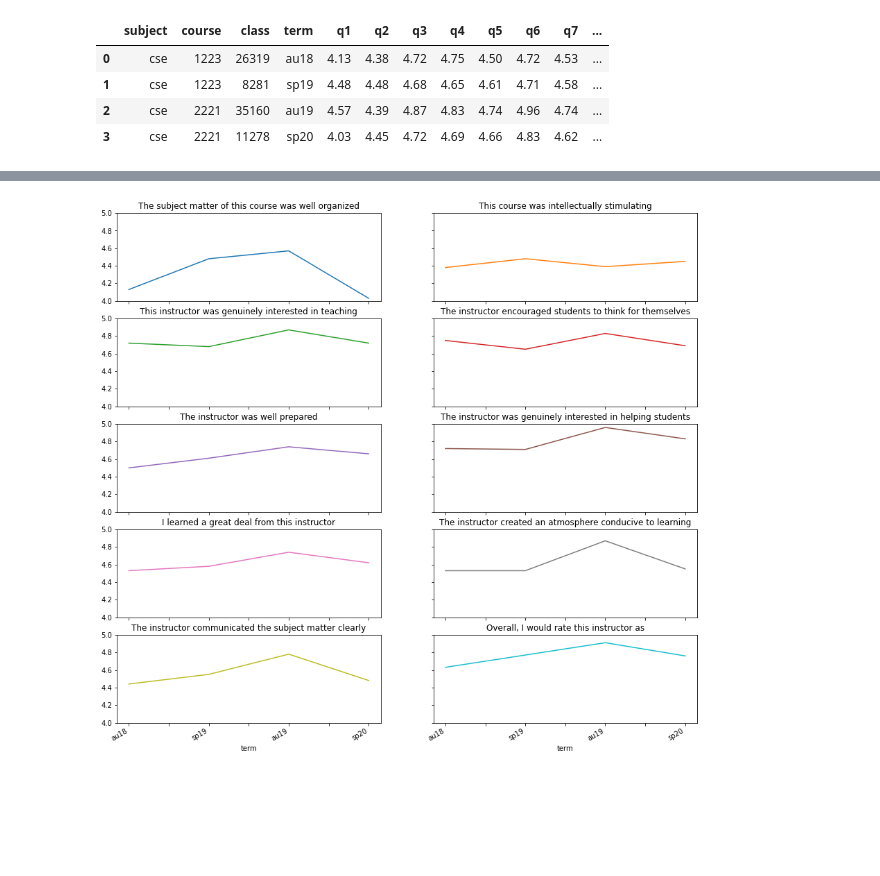
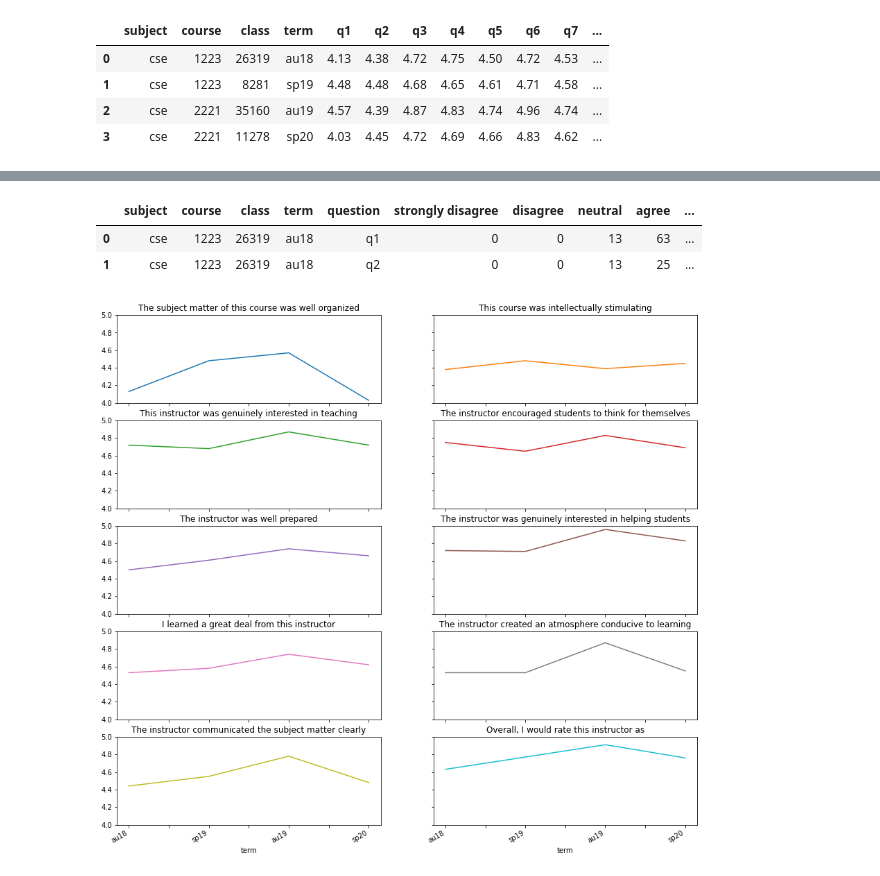
Before and after one commit to jrg94/doodles, a Jupyter notebook: visualizing_teaching_evaluations.ipynb, the cells around one changed output, grey strips where cells are left out. Saved outputs shown, nothing was run; the diff lists cells and outputs as text; code cells hidden in the pictures; blank space fills up the shorter version.

```diff
--- a/visualizing_teaching_evaluations.ipynb
+++ b/visualizing_teaching_evaluations.ipynb
@@ -20,6 +20,14 @@ labels.head()
 # %% [output]
 |  | q1 | q2 | q3 | q4 | q5 | q6 | q7 | q8 | q9 | q10 |
 | 0 | The subject matter of this course... | This course was intellectually st... | This instructor was genuinely int... | The instructor encouraged student... | The instructor was well prepared | The instructor was genuinely inte... | I learned a great deal from this ... | The instructor created an atmosph... | The instructor communicated the s... | Overall, I would rate this instru... |
+# %%
+# Load question distributions
+dists = pd.read_csv("https://raw.githubusercontent.com/jrg94/doodles/master/teaching-evals/question-distributions.csv")
+dists.head()
+# %% [output]
+|  | subject | course | class | term | question | strongly disagree | disagree | neutral | agree | ... |
+| 0 | cse | 1223 | 26319 | au18 | q1 | 0 | 0 | 13 | 63 | ... |
+| 1 | cse | 1223 | 26319 | au18 | q2 | 0 | 0 | 13 | 25 | ... |
 # %%
 # Plot Q1
 results = df.plot(
```
Also changed, not shown: parts of 2 cells of this notebook.
